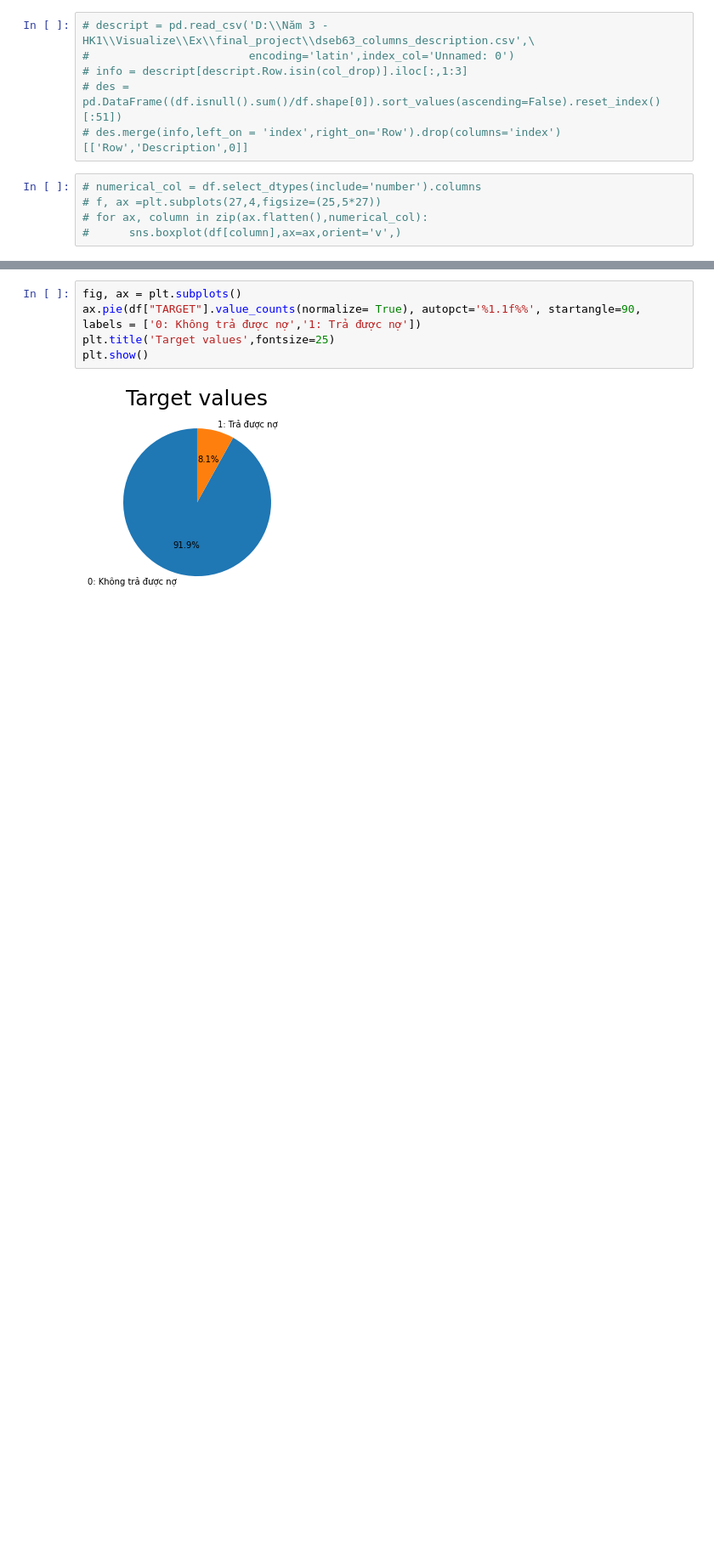
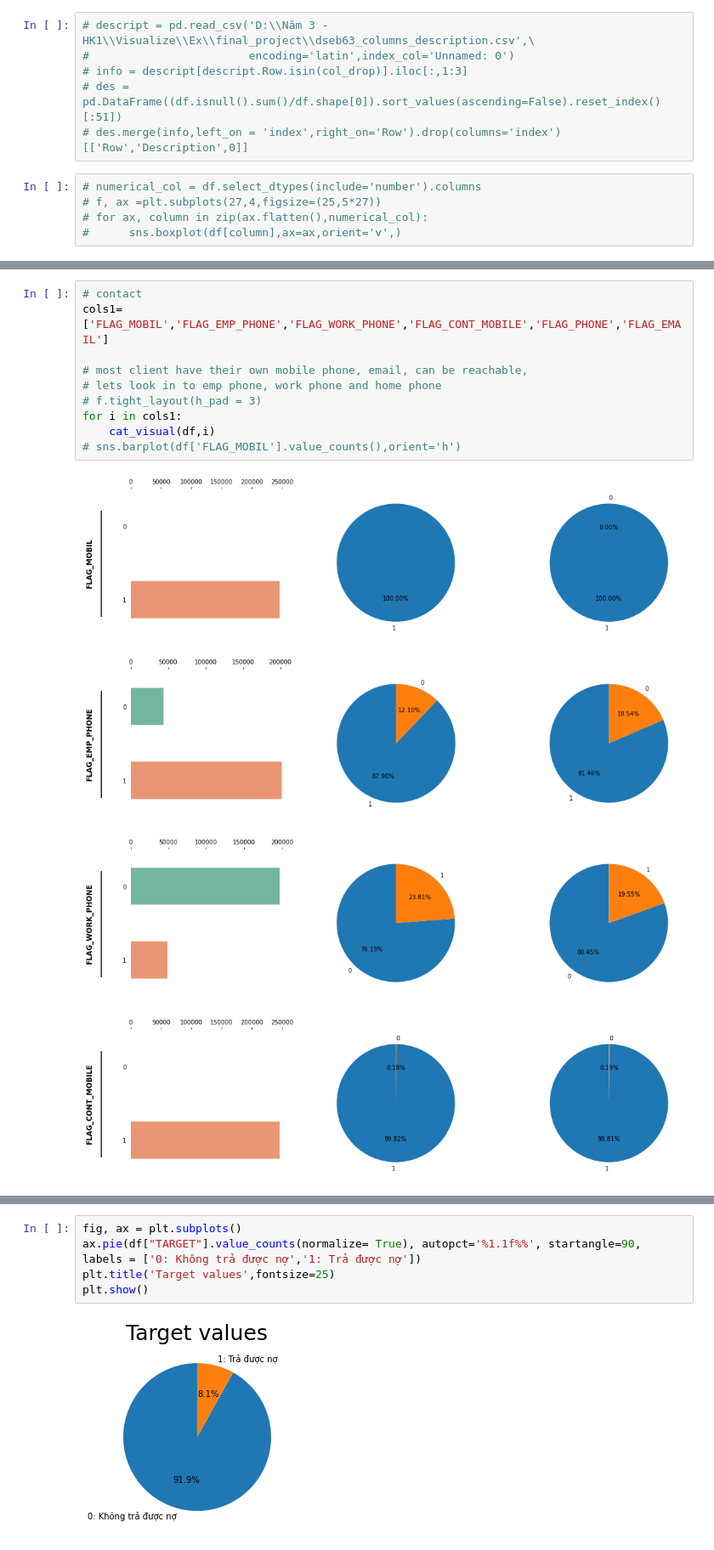
Before and after one commit to NgChi493510/Data-Preparation-Project-Group-14, a Jupyter notebook: EDA/EDA - Application Train.ipynb, the cells around one changed output, grey strips where cells are left out. Shown at 85% size. Saved outputs shown, nothing was run; the diff lists cells and outputs as text; blank space fills up the shorter version.

```diff
--- a/EDA/EDA - Application Train.ipynb
+++ b/EDA/EDA - Application Train.ipynb
@@ -127,0 +138,15 @@ def num_visual(df,feature):
+# %%
+# contact
+cols1= ['FLAG_MOBIL','FLAG_EMP_PHONE','FLAG_WORK_PHONE','FLAG_CONT_MOBILE','FLAG_PHONE','FLAG_EMAIL']
+
+# most client have their own mobile phone, email, can be reachable,
+# lets look in to emp phone, work phone and home phone
+# f.tight_layout(h_pad = 3)
+for i in cols1:
+    cat_visual(df,i)
+# sns.barplot(df['FLAG_MOBIL'].value_counts(),orient='h')
+# %% [output]
+[figure, added]
+[figure, added]
+[figure, added]
+[figure, added]
```
Also changed, not shown: parts of 9 cells of this notebook.
